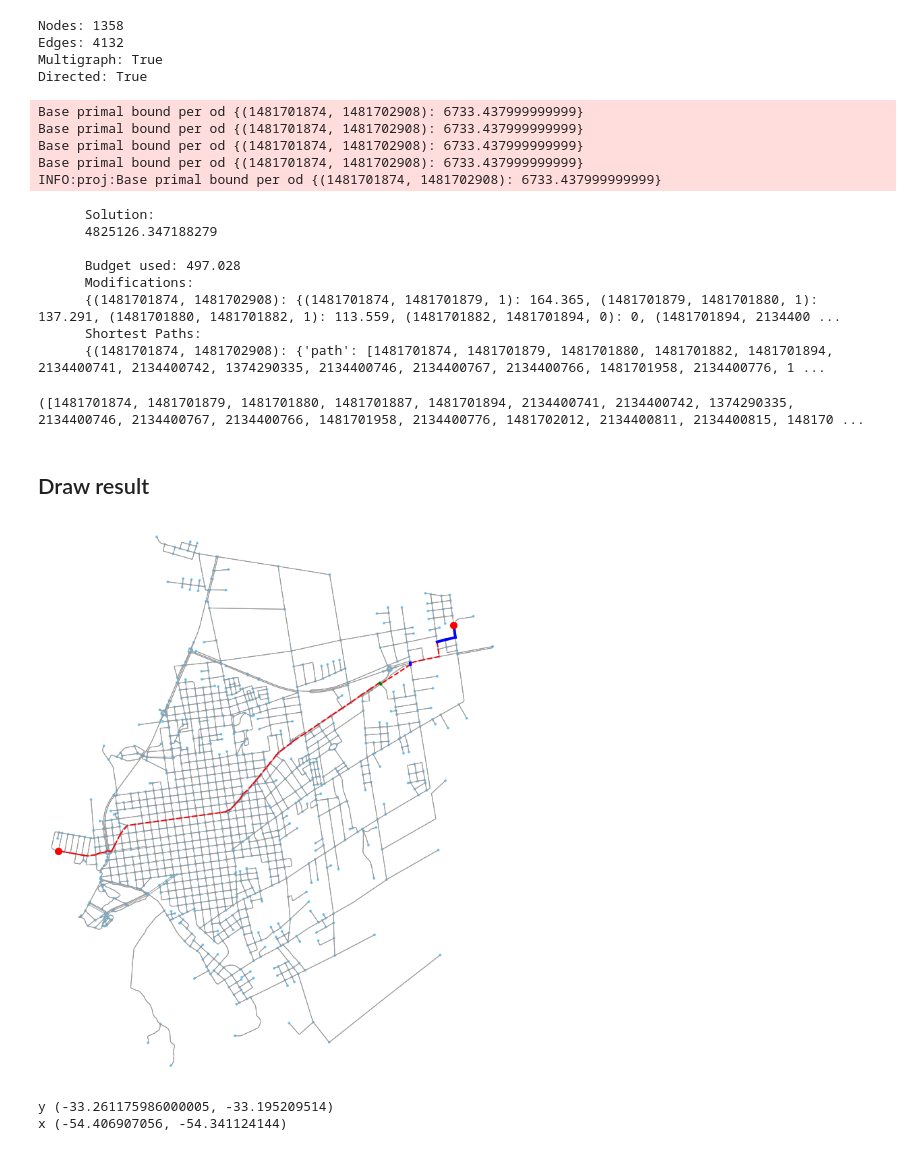
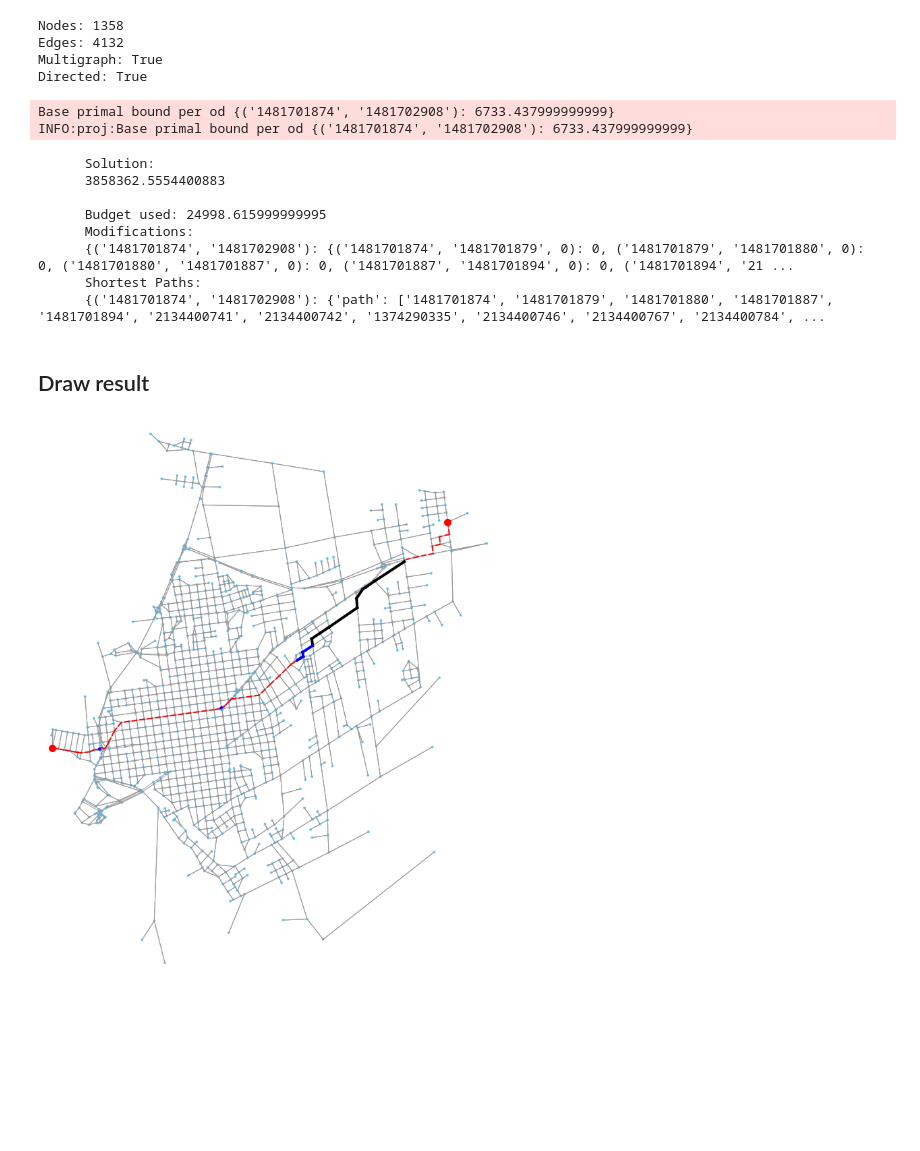
Before and after one commit to joaquinco/pulse-heuristic, a Jupyter notebook: notebooks/Test with Open Street Map.ipynb, the cells around one changed output. Saved outputs shown, nothing was run; the diff lists cells and outputs as text; code cells hidden in the pictures; blank space fills up the shorter version.

Commit message:
add draw solution method@

```diff
--- a/notebooks/Test with Open Street Map.ipynb
+++ b/notebooks/Test with Open Street Map.ipynb
@@ -15,6 +15,6 @@ pj.logger.setLevel(logging.INFO)
 # %% [markdown]
 ## Get graph from OSM
 # %%
-g = pj.geo.normalize_osm(ox.graph_from_place('Treinta y Tres, Treinta y Tres, Uruguay'))
+g = pj.graph.as_serializable(pj.graph.normalize_osm(ox.graph_from_place('Treinta y Tres, Treinta y Tres, Uruguay')))
 ox.plot_graph(g, fig_height=15)
 # %% [output]
@@ -51,35 +51,30 @@ infras = {
     'cost_factors': [0.9, 0.5, 0.4],
     'construction_cost_factors': [1, 4, 8]
 }
-budget = 500
+budget = 15000
 # %%
 pj.config.update_configuration(
     max_iter=1,
     arc_weight_key="length",
+    budget_assignment_approach="demand",
     pulse_discard_faraway_nodes=True,
-    pulse_queue_key_factor=2.5
+    solver_pulse_key_approach='avg_utility',
+    use_astar_heuristic=False,
+    solutions_per_od=1,
 )
 
 solution = pj.solve(g, infras, demand, budget)
 solution.print()
 # %% [output]
-Base primal bound per od {(1481701874, 1481702908): 6733.437999999999}
-Base primal bound per od {(1481701874, 1481702908): 6733.437999999999}
-Base primal bound per od {(1481701874, 1481702908): 6733.437999999999}
-Base primal bound per od {(1481701874, 1481702908): 6733.437999999999}
-INFO:proj:Base primal bound per od {(1481701874, 1481702908): 6733.437999999999}
+Base primal bound per od {('1481701874', '1481702908'): 6733.437999999999}
+INFO:proj:Base primal bound per od {('1481701874', '1481702908'): 6733.437999999999}
       Solution:
-      4825126.347188279
+      3858362.5554400883
 
-      Budget used: 497.028
+      Budget used: 24998.615999999995
       Modifications:
-      {(1481701874, 1481702908): {(1481701874, 1481701879, 1): 164.365, (1481701879, 1481701880, 1): 137.291, (1481701880, 1481701882, 1): 113.559, (1481701882, 1481701894, 0): 0, (1481701894, 2134400 ...
+      {('1481701874', '1481702908'): {('1481701874', '1481701879', 0): 0, ('1481701879', '1481701880', 0): 0, ('1481701880', '1481701887', 0): 0, ('1481701887', '1481701894', 0): 0, ('1481701894', '21 ...
       Shortest Paths:
-      {(1481701874, 1481702908): {'path': [1481701874, 1481701879, 1481701880, 1481701882, 1481701894, 2134400741, 2134400742, 1374290335, 2134400746, 2134400767, 2134400766, 1481701958, 2134400776, 1 ...
+      {('1481701874', '1481702908'): {'path': ['1481701874', '1481701879', '1481701880', '1481701887', '1481701894', '2134400741', '2134400742', '1374290335', '2134400746', '2134400767', '2134400784', ...
-# %%
-for o, d in demand.keys():
-    print(pj.networkx.astar_path(g, source=o, target=d, weight='length'))
-# %% [output]
-([1481701874, 1481701879, 1481701880, 1481701887, 1481701894, 2134400741, 2134400742, 1374290335, 2134400746, 2134400767, 2134400766, 1481701958, 2134400776, 1481702012, 2134400811, 2134400815, 148170 ...
 # %% [markdown]
 ## Draw result
@@ -111,10 +81,4 @@ def draw_solution(graph, solution, cmap=['orange', 'blue', 'green', 'black']):
 # %%
-fig, ax = draw_solution(g, solution)
+fig, ax = pj.osm.draw_solution(g, solution)
 # %% [output]
-[figure, old version]
+[figure, new version]
-# %%
-print('y', ax.get_ylim())
-print('x', ax.get_xlim())
-# %% [output]
-y (-33.261175986000005, -33.195209514)
-x (-54.406907056, -54.341124144)
```
Also changed, not shown: parts of 2 cells of this notebook, 2 other files.
